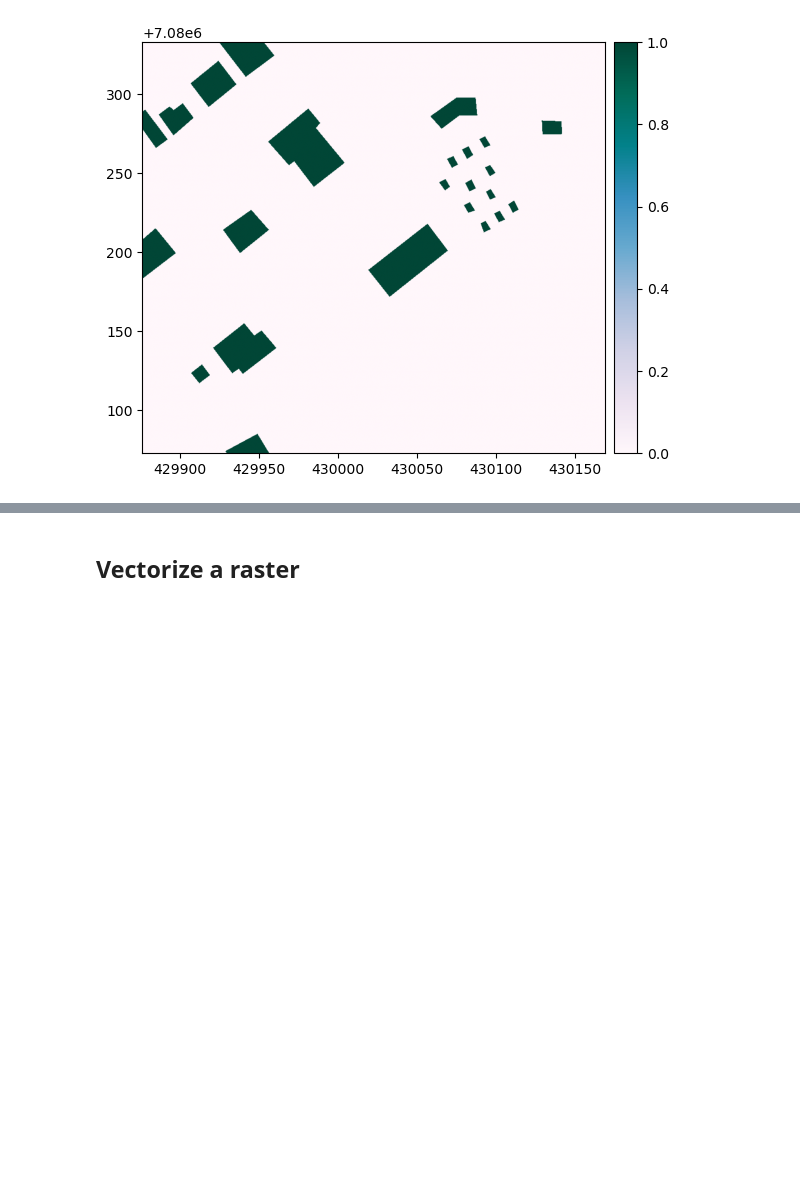
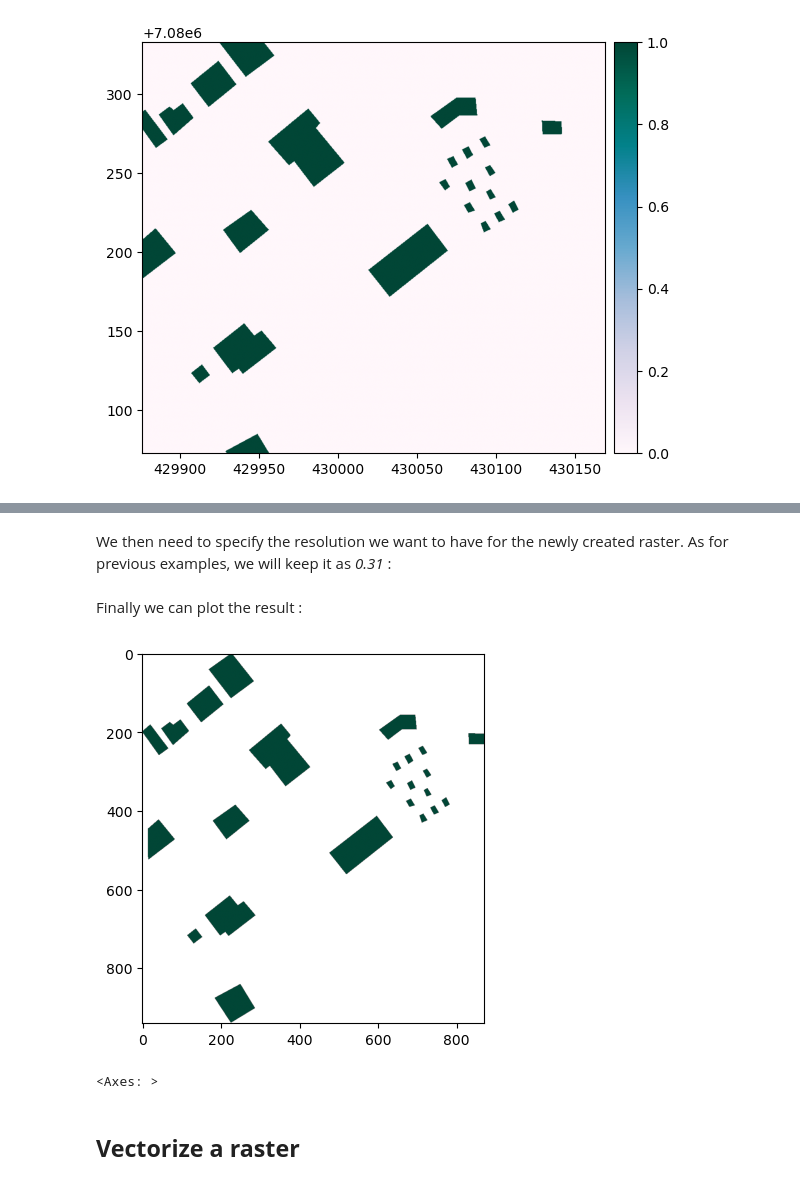
Before and after one commit to sertit/open_source_rasters_comparison, a Jupyter notebook: notebooks/06_rasterization_and_vectorization.ipynb, the cells around one changed output, grey strips where cells are left out. Saved outputs shown, nothing was run; the diff lists cells and outputs as text; code cells hidden in the pictures; blank space fills up the shorter version.

```diff
--- a/notebooks/06_rasterization_and_vectorization.ipynb
+++ b/notebooks/06_rasterization_and_vectorization.ipynb
@@ -157,3 +179,14 @@ vect_rasterized.plot(cmap="PuBuGn")
+# %% [markdown]
+We then need to specify the resolution we want to have for the newly created raster. As for previous examples, we will keep it as *0.31* :
+# %%
+xrs_rasterized = xrs_rasterize(gdf, resolution=0.31, column="value")
+# %% [markdown]
+Finally we can plot the result :
+# %%
+show(xrs_rasterized, cmap="PuBuGn", vmin=0)
+# %% [output]
+[figure, added]
+<Axes: >
 # %% [markdown]
 ## **Vectorize a raster**
 # %% [markdown]
```
Also changed, not shown: parts of 18 cells of this notebook, 4 other files.
